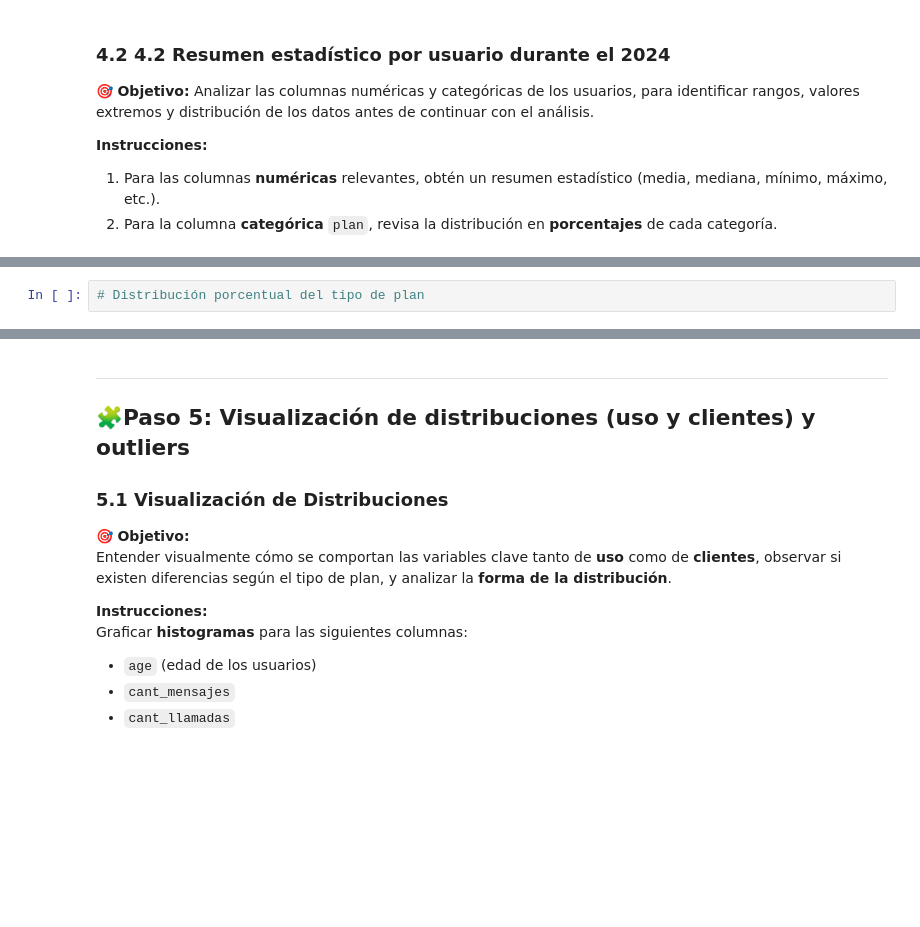
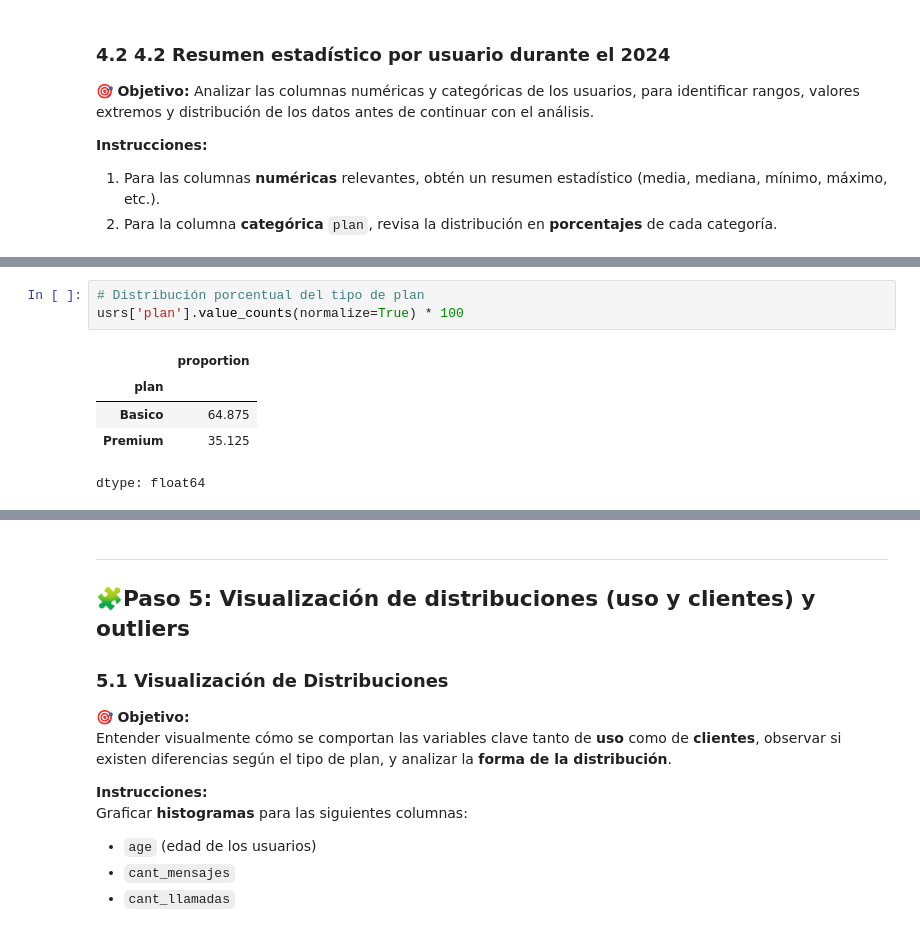
Before and after one commit to FithoGerardo/Analysis-of-a-telecommunications-company, a Jupyter notebook: Fitho_S7 Version-Estudiante-Project-ConnectaTel.ipynb, the cells around one changed output, grey strips where cells are left out. Cells and saved outputs as stored; diff of their text form; blank space fills up the shorter version.

```diff
--- a/Fitho_S7 Version-Estudiante-Project-ConnectaTel.ipynb
+++ b/Fitho_S7 Version-Estudiante-Project-ConnectaTel.ipynb
@@ -805,2 +832,9 @@ user_profile.head(5)
 # %%
 # Distribución porcentual del tipo de plan
+usrs['plan'].value_counts(normalize=True) * 100
+# %% [output]
+|  | proportion |
+| plan |  |
+| Basico | 64.875 |
+| Premium | 35.125 |
+dtype: float64
```
Also changed, not shown: parts of 4 cells of this notebook.
